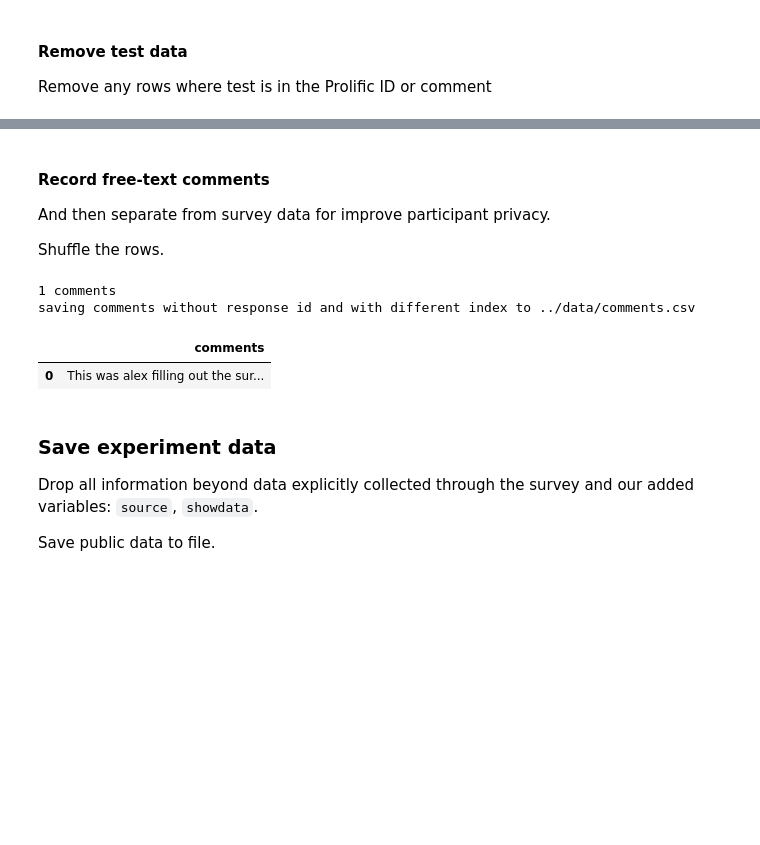
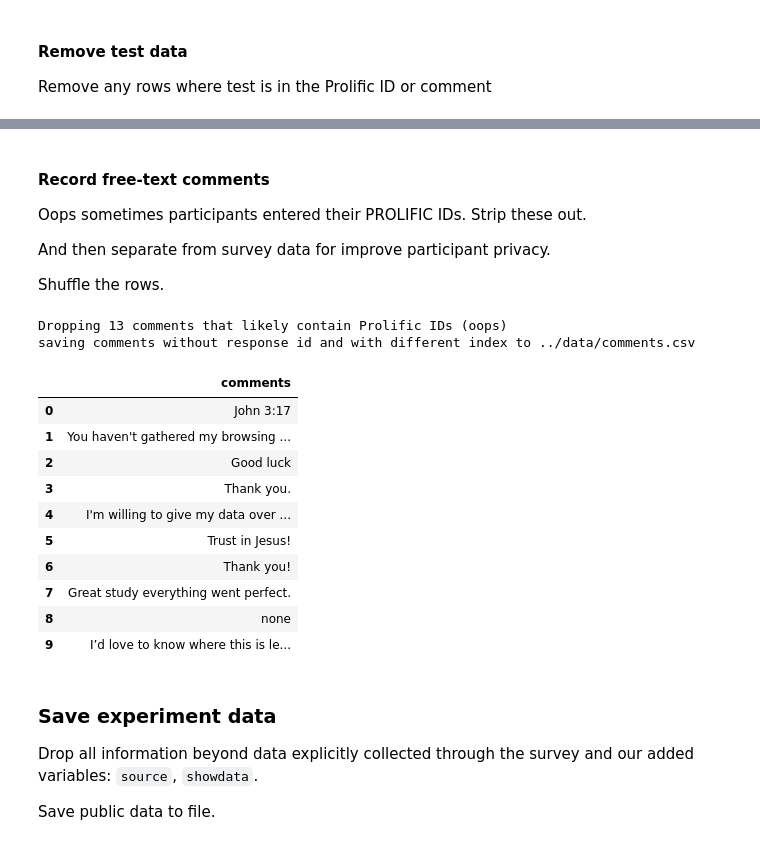
Before and after one commit to aberke/fingerprinting-study, a Jupyter notebook: preprocessing/preprocessing.ipynb, the cells around one changed output, grey strips where cells are left out. Drawn from its saved outputs; the diff is of its cells as text; code cells hidden in the pictures; blank space fills up the shorter version.

```diff
--- a/preprocessing/preprocessing.ipynb
+++ b/preprocessing/preprocessing.ipynb
@@ -101,6 +104,7 @@ And drop incomplete and test responses.
 # load survey data and save useful fields info to file for downstream data users
 fields = [
     'ResponseId',
+    'Duration (in seconds)',
     'showdata', # experimet arm: true/false
     'Q-demos-age', 'Q-demos-gender', 'Q-demos-hispanic', 'Q-demos-race', 'Q-demos-income', 'Q-demos-state',
     'Q-share-browser-data',
@@ -114,7 +118,7 @@ usecols = [
     'passed_attention_check', # set to true if passes, otherwise participant exits
 ] + fields + ['Q-comments']
 
-survey_df = pd.read_csv(input_survey_data_fpath, usecols=usecols)
+survey_df = pd.read_csv(input_survey_data_fpath, usecols=usecols, dtype='str')
 # %%
 # save fields data to file
 # first rows is fields/description of columns
@@ -139,8 +151,9 @@ saved fields data to file ../data/fields.csv
 # %%
-# Now drop the fields data which is the first 2 rows
-survey_df = survey_df.drop([0,1])
 # Drop any incomplete responses. i.e. if the last mandatory question is nan, drop the row.
+# But also keep the failed attention checks, just so we can count them before dropping.
 last_Q = 'Q-perceptions-2'
-survey_df = survey_df[survey_df[last_Q].notna()]
+# Identify failed attention checks as those who finished the block with the attention check
+failed_attn_check = (survey_df['Q-demos-state'].notna() & (survey_df['passed_attention_check']!='true'))
+survey_df = survey_df[survey_df[last_Q].notna() | failed_attn_check]
 print('%s completed participant responses before filtering' % len(survey_df))
 # %% [output]
@@ -165,0 +196,5 @@ Dropping 0 tests
+# %%
+outside_us = survey_df[survey_df['Q-demos-state']=='I do not reside in the United States']
+print('Dropping %s participants from outside the U.S.' % len(outside_us))
+survey_df = survey_df.drop(outside_us.index)
+#outside_us
@@ -201,5 +260,7 @@ Dropping 0/36=0.00 responses with failed attention checks
 # %% [markdown]
 #### Record free-text comments
+
+Oops sometimes participants entered their PROLIFIC IDs. Strip these out.
 
 And then separate from survey data for improve participant privacy.
 
@@ -207,15 +268,27 @@ Shuffle the rows.
 # %%
 # Sample with frac=1 to shuffle the rows.
 comments = survey_df['Q-comments'].sample(frac=1).rename('comments').dropna().reset_index(drop=True).to_frame()
-print('%s comments' % len(comments))
+pid_rgx = '^([a-z0-9]){24}'
+prolific_id_comments = comments[comments['comments'].apply(lambda c: True if re.search(pid_rgx, c.strip()) else False)]
+print('Dropping %s comments that likely contain Prolific IDs (oops)' % len(prolific_id_comments))
+comments = comments.drop(prolific_id_comments.index, axis=0)
 print('saving comments without response id and with different index to %s' % comments_fpath)
 comments.to_csv(comments_fpath, index=False)
-comments.head()
+comments.head(10)
 # %% [output]
-1 comments
+Dropping 13 comments that likely contain Prolific IDs (oops)
 saving comments without response id and with different index to ../data/comments.csv
 |  | comments |
-| 0 | This was alex filling out the sur... |
+| 0 | John 3:17 |
+| 1 | You haven't gathered my browsing ... |
+| 2 | Good luck |
+| 3 | Thank you. |
+| 4 | I'm willing to give my data over ... |
+| 5 | Trust in Jesus! |
+| 6 | Thank you! |
+| 7 | Great study everything went perfect. |
+| 8 | none |
+| 9 | I’d love to know where this is le... |
 # %% [markdown]
 ### Save experiment data
 
```
Also changed, not shown: parts of 26 cells of this notebook, 5 other files.
